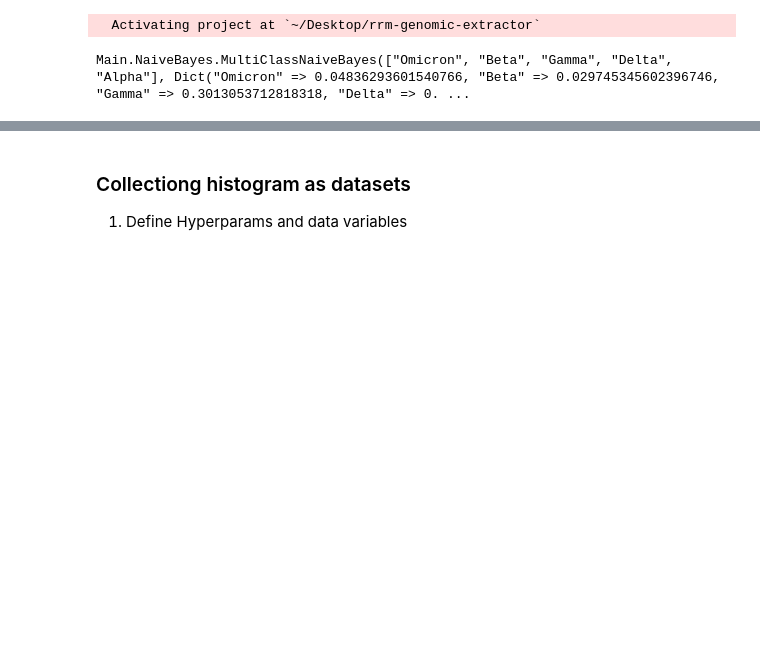
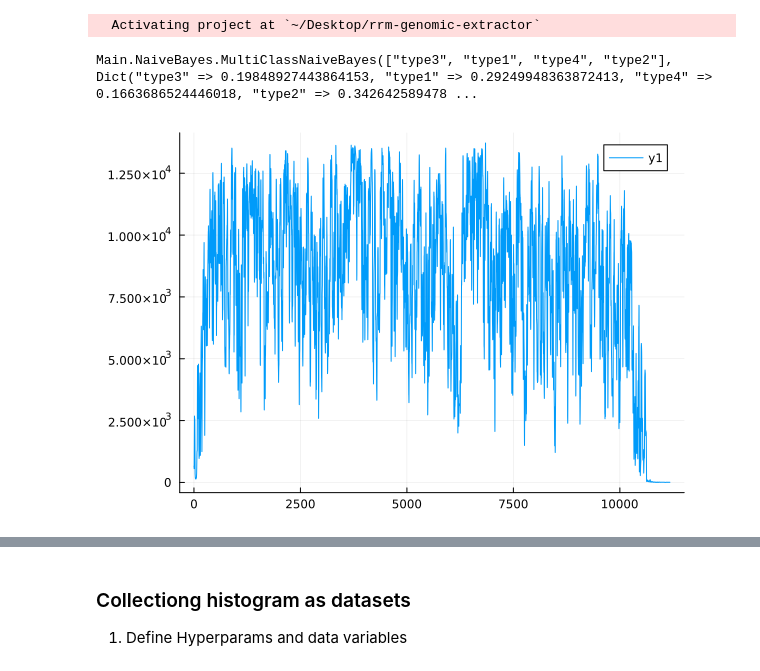
Before and after one commit to SALIPE/genomic-extractor, a Jupyter notebook: notebooks/wdwclassifier.ipynb, the cells around one changed output, grey strips where cells are left out. Cells and saved outputs as stored; diff of their text form; code cells hidden in the pictures; blank space fills up the shorter version.

```diff
--- a/notebooks/wdwclassifier.ipynb
+++ b/notebooks/wdwclassifier.ipynb
@@ -20,8 +20,14 @@ using FASTX,
 # %% [output]
   Activating project at `~/Desktop/rrm-genomic-extractor`
 # %%
-modelCachedFile::String = "../.project_cache/0.004/kmers_distribution.dat"
+modelCachedFile::String = "../.project_cache/0.002/kmers_distribution.dat"
+# modelCachedFile::String = "../.project_cache/0.002/type1_outmask.dat"
 model = DataIO.load_cache(modelCachedFile)
 # %% [output]
-Main.NaiveBayes.MultiClassNaiveBayes(["Omicron", "Beta", "Gamma", "Delta", "Alpha"], Dict("Omicron" => 0.04836293601540766, "Beta" => 0.029745345602396746, "Gamma" => 0.3013053712818318, "Delta" => 0. ...
+Main.NaiveBayes.MultiClassNaiveBayes(["type3", "type1", "type4", "type2"], Dict("type3" => 0.19848927443864153, "type1" => 0.29249948363872413, "type4" => 0.1663686524446018, "type2" => 0.342642589478 ...
+# %%
+variant, (hist,mask), _ = model
+plot(hist)
+# %% [output]
+[figure, added]
 # %%
```
Also changed, not shown: parts of 4 cells of this notebook, 2 other files.
